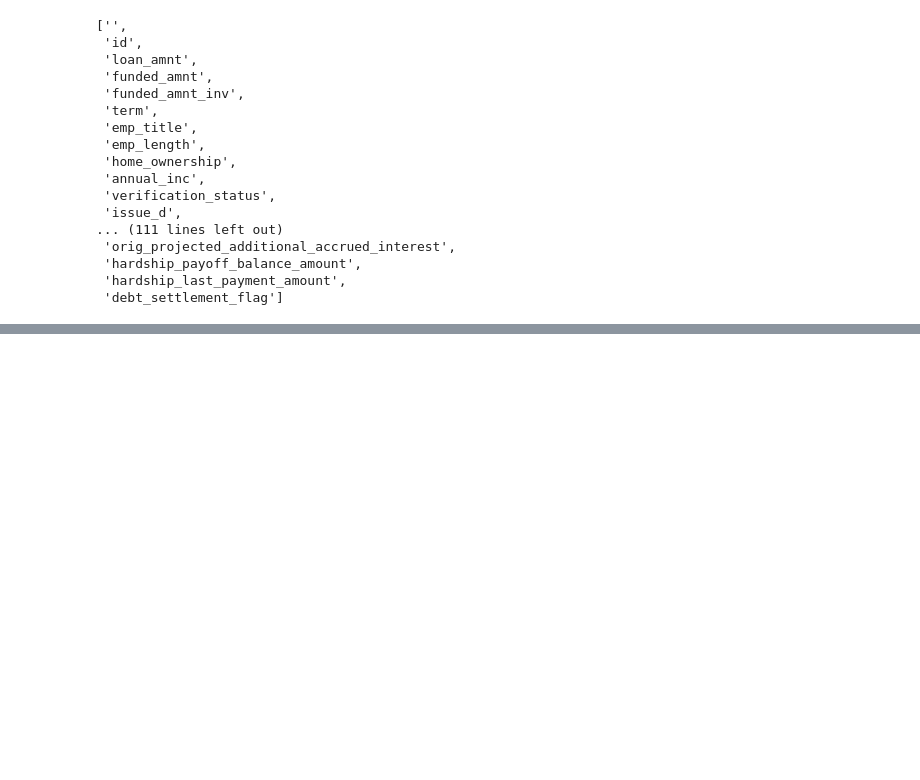
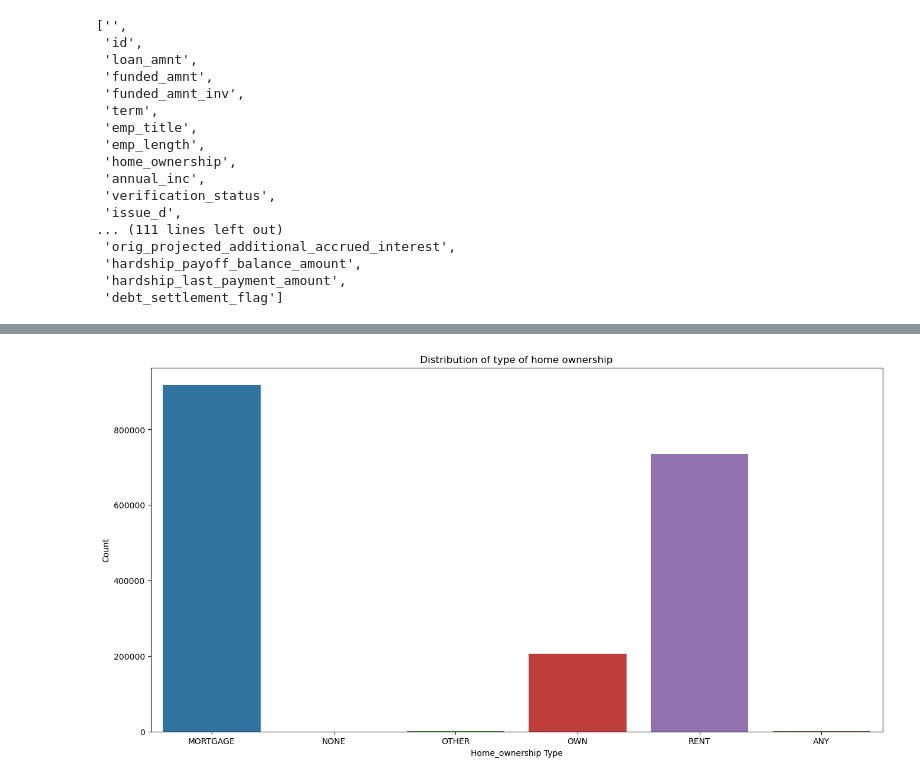
Before and after one commit to manolaz/kaggle-lending-hub-2024, a Jupyter notebook: trung-nva-lending-club-2007-20.ipynb, the cells around one changed output, grey strips where cells are left out. Drawn from its saved outputs; the diff is of its cells as text; code cells hidden in the pictures; blank space fills up the shorter version.

```diff
--- a/trung-nva-lending-club-2007-20.ipynb
+++ b/trung-nva-lending-club-2007-20.ipynb
@@ -356,0 +489,24 @@ shape: (1_568, 2)
+# %%
+# home_ownership_df
+# Assuming home_ownership_df is already defined
+home_ownership_df = loan_status_df.with_columns(
+    pl.col('home_ownership')
+)
+
+# Group by home_ownership and count the occurrences
+home_ownership_df_counts = home_ownership_df.group_by('home_ownership').agg([
+    pl.len().alias('count')
+])
+
+# Convert to Pandas DataFrame for plotting
+home_ownership_df_counts_pd = home_ownership_df_counts.to_pandas()
+
+# Create a bar plot
+plt.figure(figsize=(16, 8))
+seaborn.barplot(x='home_ownership', y='count', data=home_ownership_df_counts_pd)
+plt.title('Distribution of type of home ownership')
+plt.xlabel('Home_ownership Type')
+plt.ylabel('Count')
+plt.show()
+# %% [output]
+[figure, added]
```
Also changed, not shown: parts of 19 cells of this notebook.
